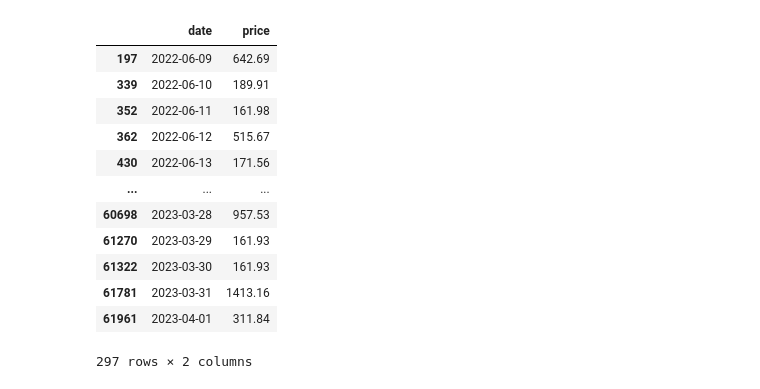
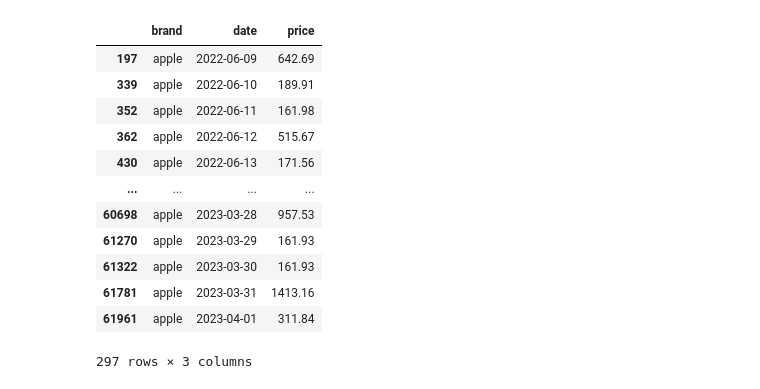
Before and after one commit to harisRiaz167/practise, a Jupyter notebook: test.ipynb, the cells around one changed output. Cells and saved outputs as stored; diff of their text form; code cells hidden in the pictures.

```diff
--- a/test.ipynb
+++ b/test.ipynb
@@ -74,29 +36,30 @@ eventCount
 # %%
 # Line chart for apple and huawei
 apple_purchase = purchase_subset[purchase_subset ['brand']=='apple']
 apple_purchase = apple_purchase.drop(['date'],axis=1)
 start_date = '06-09-2022'
 end_date = pd.to_datetime('today')  # Use today's date as the end date
 date_range = pd.date_range(start=start_date, end=end_date)
 
 # Assign the date range to the 'date' column in the DataFrame
 apple_purchase['date'] = date_range[:len(apple_purchase)]
-apple_purchase = apple_purchase[['date','price']]
+apple_purchase = apple_purchase[['brand','date','price']]
 apple_purchase
+# fig apple_sale = px.line(apple_purchase, x="date", y="price")
 # %% [output]
-|  | date | price |
-| 197 | 2022-06-09 | 642.69 |
-| 339 | 2022-06-10 | 189.91 |
-| 352 | 2022-06-11 | 161.98 |
-| 362 | 2022-06-12 | 515.67 |
-| 430 | 2022-06-13 | 171.56 |
-| ... | ... | ... |
-| 60698 | 2023-03-28 | 957.53 |
-| 61270 | 2023-03-29 | 161.93 |
-| 61322 | 2023-03-30 | 161.93 |
-| 61781 | 2023-03-31 | 1413.16 |
-| 61961 | 2023-04-01 | 311.84 |
+|  | brand | date | price |
+| 197 | apple | 2022-06-09 | 642.69 |
+| 339 | apple | 2022-06-10 | 189.91 |
+| 352 | apple | 2022-06-11 | 161.98 |
+| 362 | apple | 2022-06-12 | 515.67 |
+| 430 | apple | 2022-06-13 | 171.56 |
+| ... | ... | ... | ... |
+| 60698 | apple | 2023-03-28 | 957.53 |
+| 61270 | apple | 2023-03-29 | 161.93 |
+| 61322 | apple | 2023-03-30 | 161.93 |
+| 61781 | apple | 2023-03-31 | 1413.16 |
+| 61961 | apple | 2023-04-01 | 311.84 |
-297 rows × 2 columns
+297 rows × 3 columns
 # %%
 # Line chart for apple and huawei
 huawei_purchase = purchase_subset[purchase_subset ['brand']=='huawei']
```
Also changed, not shown: parts of 8 cells of this notebook, 1 other file.
